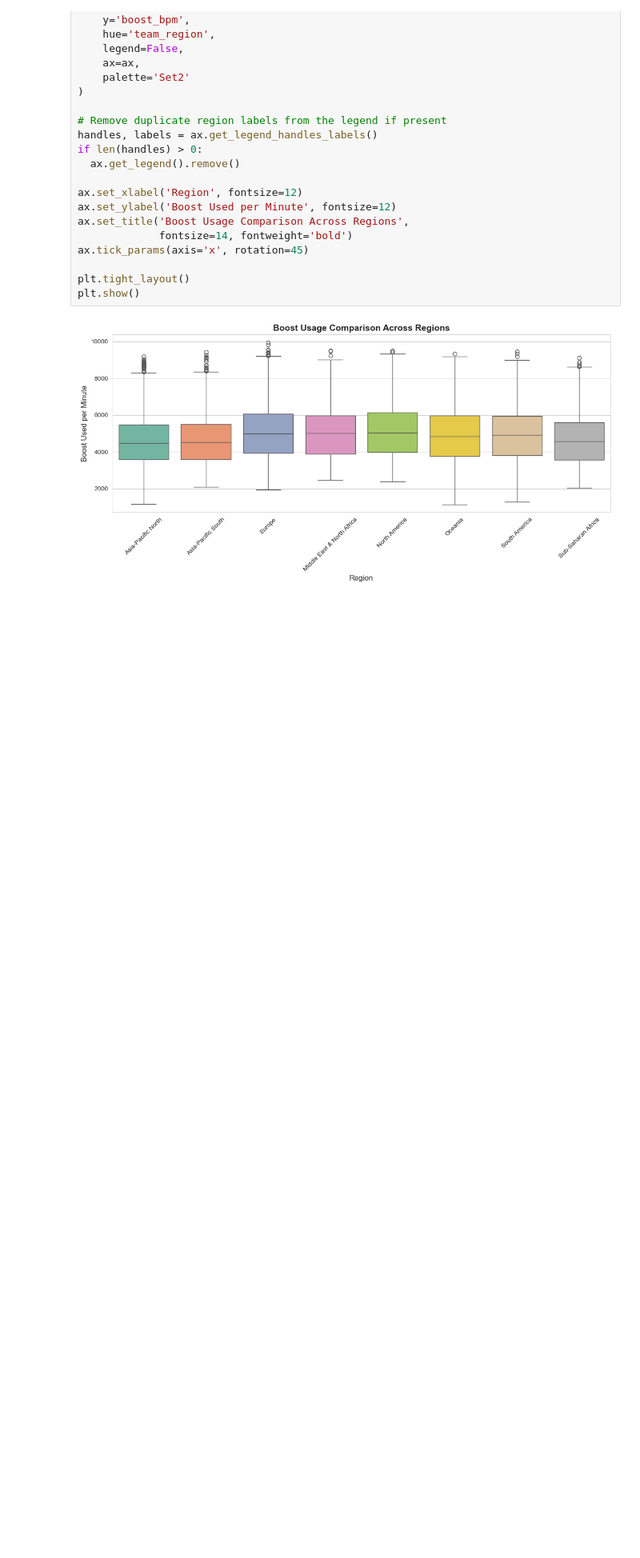
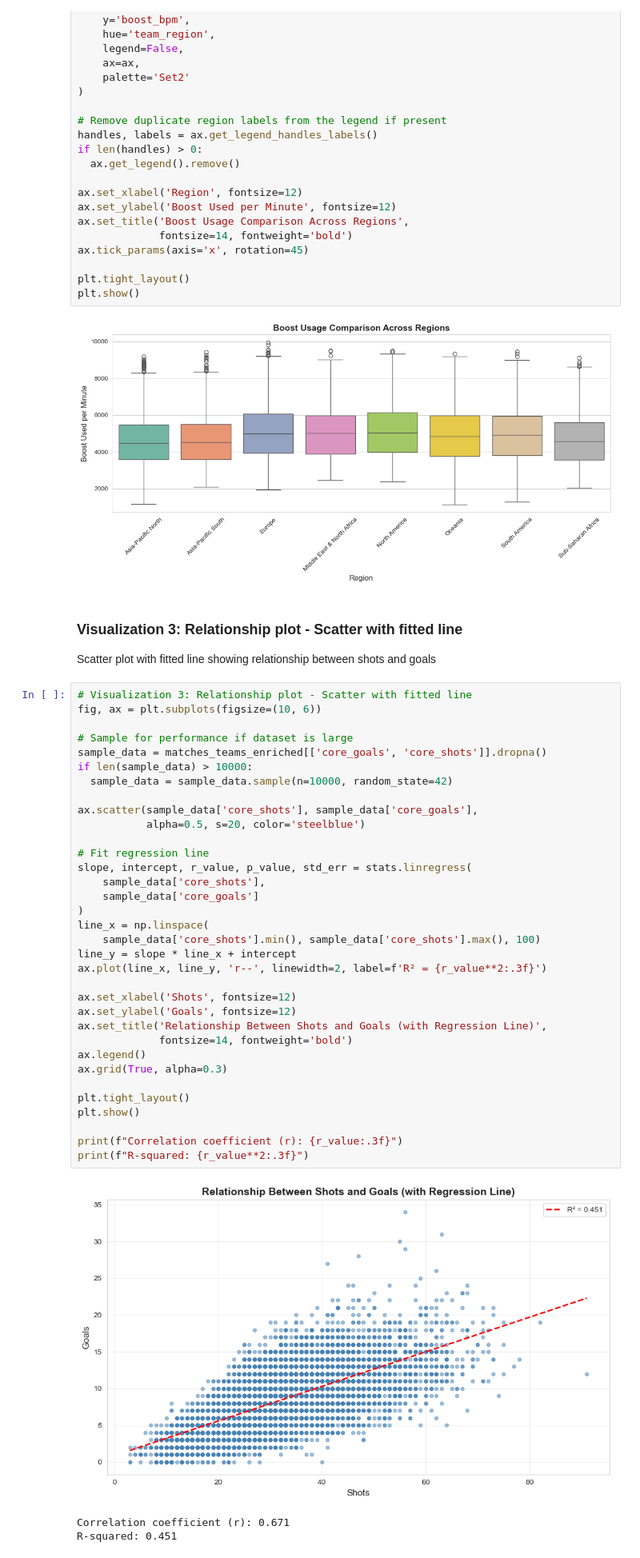
Before and after one commit to IT2053C-Gilany/final-project-smanzler, a Jupyter notebook: final-project.ipynb, the cells around one changed output. Shown at 80% size. Saved outputs shown, nothing was run; the diff lists cells and outputs as text; blank space fills up the shorter version.

```diff
--- a/final-project.ipynb
+++ b/final-project.ipynb
@@ -689,3 +690,45 @@ plt.tight_layout()
 plt.show()
 # %% [output]
 [figure]
+# %% [markdown]
+### Visualization 3: Relationship plot - Scatter with fitted line
+
+Scatter plot with fitted line showing relationship between shots and goals
+# %%
+# Visualization 3: Relationship plot - Scatter with fitted line
+fig, ax = plt.subplots(figsize=(10, 6))
+
+# Sample for performance if dataset is large
+sample_data = matches_teams_enriched[['core_goals', 'core_shots']].dropna()
+if len(sample_data) > 10000:
+  sample_data = sample_data.sample(n=10000, random_state=42)
+
+ax.scatter(sample_data['core_shots'], sample_data['core_goals'],
+           alpha=0.5, s=20, color='steelblue')
+
+# Fit regression line
+slope, intercept, r_value, p_value, std_err = stats.linregress(
+    sample_data['core_shots'],
+    sample_data['core_goals']
+)
+line_x = np.linspace(
+    sample_data['core_shots'].min(), sample_data['core_shots'].max(), 100)
+line_y = slope * line_x + intercept
+ax.plot(line_x, line_y, 'r--', linewidth=2, label=f'R² = {r_value**2:.3f}')
+
+ax.set_xlabel('Shots', fontsize=12)
+ax.set_ylabel('Goals', fontsize=12)
+ax.set_title('Relationship Between Shots and Goals (with Regression Line)',
+             fontsize=14, fontweight='bold')
+ax.legend()
+ax.grid(True, alpha=0.3)
+
+plt.tight_layout()
+plt.show()
+
+print(f"Correlation coefficient (r): {r_value:.3f}")
+print(f"R-squared: {r_value**2:.3f}")
+# %% [output]
+[figure, added]
+Correlation coefficient (r): 0.671
+R-squared: 0.451
```
Also changed, not shown: parts of 1 cell of this notebook.
